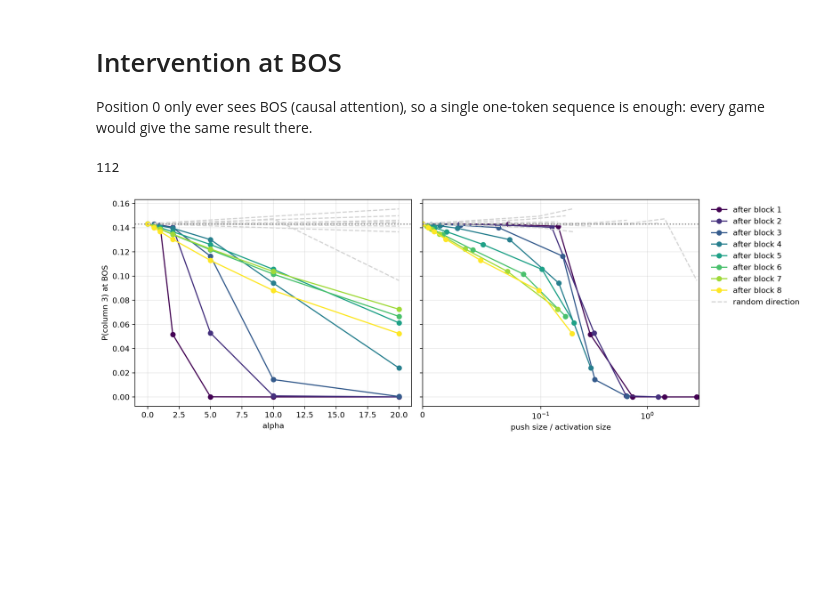
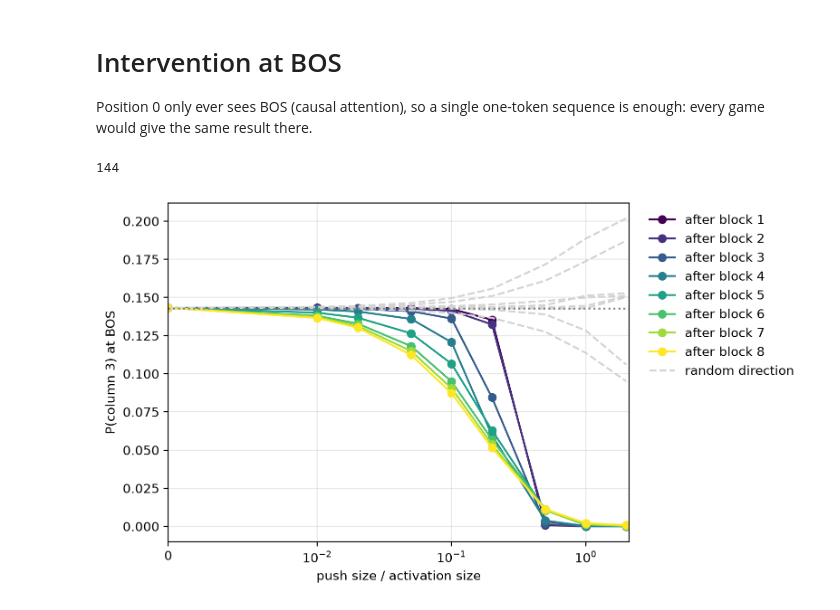
Before and after one commit to alisheryeginbay/connect-4, a Jupyter notebook: notebooks/01_height_probe.ipynb, the cells around one changed output. Drawn from its saved outputs; the diff is of its cells as text; code cells hidden in the pictures; blank space fills up the shorter version.

```diff
--- a/notebooks/01_height_probe.ipynb
+++ b/notebooks/01_height_probe.ipynb
@@ -37,7 +37,8 @@ RETRAIN_PROBES = False    # True: train even if PROBES_PATH exists (takes ~3 min
 
 N_HEIGHTS = ROWS + 1      # a column holds 0-6 pieces
 TARGET_COL = 3
-ALPHAS = [0, 0.5, 1, 2, 5, 10, 20]
+# Push size as a fraction of the activation's own size, so every layer gets the same range.
+RELATIVE_PUSHES = [0, 0.01, 0.02, 0.05, 0.1, 0.2, 0.5, 1, 2]
 
 FIG_DIR.mkdir(exist_ok=True)
 # Saved figures get a transparent background so they sit on any page color.
@@ -248,42 +249,42 @@ for j in range(model.cfg.n_layers):
     random_dir = random_dir / random_dir.norm() * direction.norm()
     activation_len = clean_resid[j + 1][0, 0].norm().item()
 
-    for alpha in ALPHAS:
+    for relative_push in RELATIVE_PUSHES:
+        alpha = relative_push * activation_len / direction.norm().item()
         for kind, vector in [("probe", direction), ("random", random_dir)]:
             probs = run_with_push(j, vector * alpha, bos)
             intervention_data.append({
                 "kind": kind,
+                "layer": j,
                 "alpha": alpha,
-                "layer": j,
-                "relative_push": alpha * direction.norm().item() / activation_len,
+                "relative_push": relative_push,
                 "p_target": probs[0, 0, TARGET_COL].item(),
             })
 len(intervention_data)
 # %% [output]
-112
+144
 # %%
 def series(kind, j, key):
     return [r[key] for r in intervention_data if r["kind"] == kind and r["layer"] == j]
 
 
-fig, (ax1, ax2) = plt.subplots(1, 2, figsize=(13, 4.5), sharey=True)
-for ax, x_key, x_label in [(ax1, "alpha", "alpha"), (ax2, "relative_push", "push size / activation size")]:
-    for j in range(model.cfg.n_layers):
-        ax.plot(series("probe", j, x_key), series("probe", j, "p_target"),
-                marker="o", color=plt.cm.viridis(j / (model.cfg.n_layers - 1)), label=f"after block {j + 1}")
-    for j in range(model.cfg.n_layers):
-        ax.plot(series("random", j, x_key), series("random", j, "p_target"),
-                ls="--", color="lightgray", label="random direction" if j == 0 else None)
-    ax.axhline(1 / COLS, ls=":", color="gray")
-    ax.set_xlabel(x_label)
-    ax.grid(True, alpha=0.3)
-ax2.set_xscale("symlog", linthresh=0.1)
-ax2.set_xlim(left=0)
-ax1.set_ylabel(f"P(column {TARGET_COL}) at BOS")
-ax2.legend(bbox_to_anchor=(1.02, 1), loc="upper left")
+fig, ax = plt.subplots(figsize=(8, 4.5))
+for j in range(model.cfg.n_layers):
+    ax.plot(series("probe", j, "relative_push"), series("probe", j, "p_target"),
+            marker="o", color=plt.cm.viridis(j / (model.cfg.n_layers - 1)), label=f"after block {j + 1}")
+for j in range(model.cfg.n_layers):
+    ax.plot(series("random", j, "relative_push"), series("random", j, "p_target"),
+            ls="--", color="lightgray", label="random direction" if j == 0 else None)
+ax.axhline(1 / COLS, ls=":", color="gray")
+ax.set_xscale("symlog", linthresh=0.01)
+ax.set_xlim(left=0)
+ax.set_xlabel("push size / activation size")
+ax.set_ylabel(f"P(column {TARGET_COL}) at BOS")
+ax.grid(True, alpha=0.3)
+ax.legend(bbox_to_anchor=(1.02, 1), loc="upper left")
 fig.tight_layout()
 fig.savefig(FIG_DIR / "intervention_bos.svg", bbox_inches="tight")
 fig.savefig(FIG_DIR / "intervention_bos.png", dpi=200, bbox_inches="tight")
 plt.show()
 # %% [output]
-[figure, old version]
+[figure, new version]
```
Also changed, not shown: parts of 4 cells of this notebook, 3 other files.
